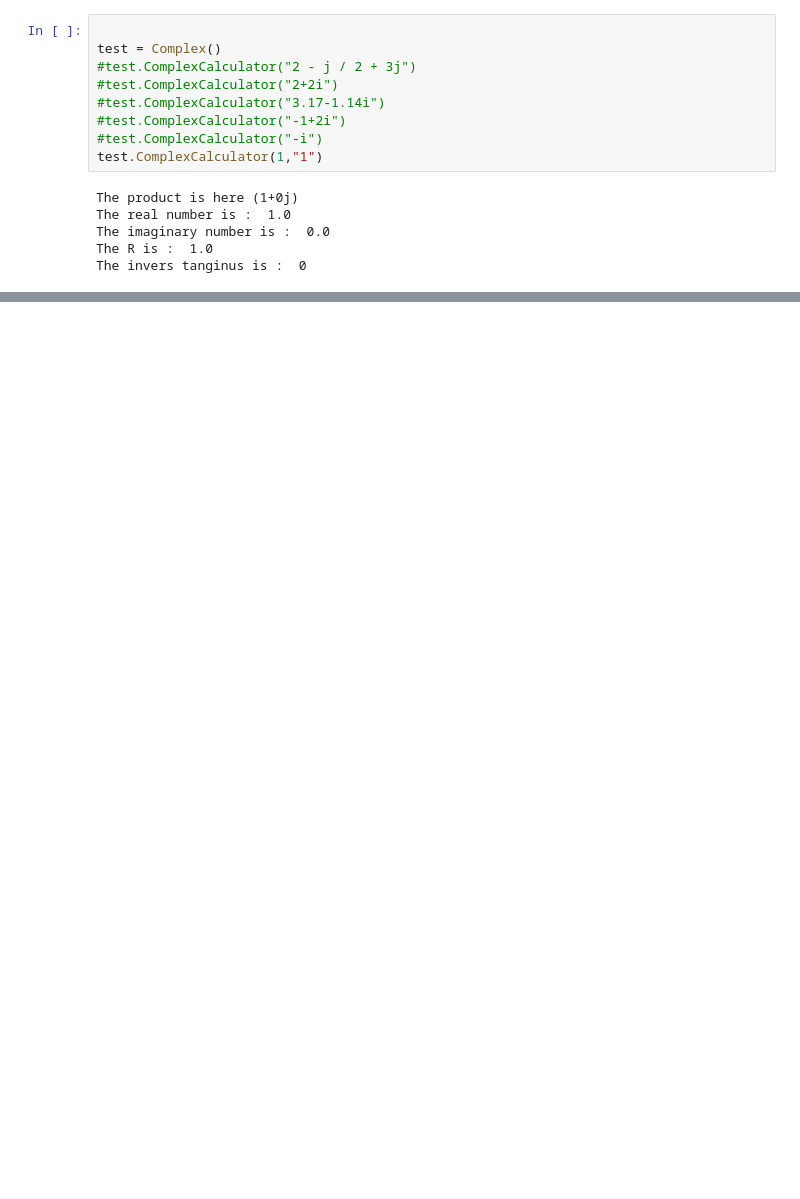
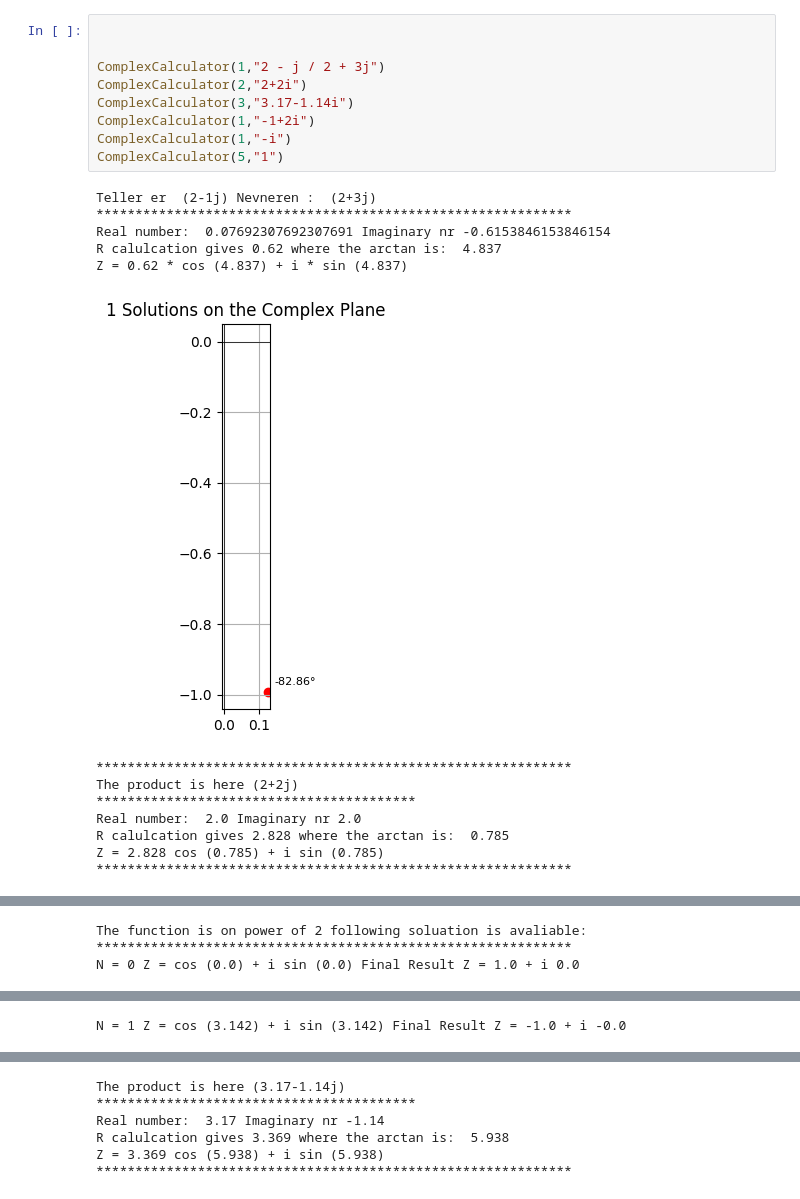
Before and after one commit to AreArjane/Matematikk1000, a Jupyter notebook: Untitled.ipynb, the cells around one changed output, grey strips where cells are left out. Drawn from its saved outputs; the diff is of its cells as text; blank space fills up the shorter version.

```diff
--- a/Untitled.ipynb
+++ b/Untitled.ipynb
@@ -95,15 +235,23 @@ This is the comment
 # %%
 
-test = Complex()
-#test.ComplexCalculator("2 - j / 2 + 3j")
-#test.ComplexCalculator("2+2i")
-#test.ComplexCalculator("3.17-1.14i")
-#test.ComplexCalculator("-1+2i")
-#test.ComplexCalculator("-i")
-test.ComplexCalculator(1,"1")
+
+ComplexCalculator(1,"2 - j / 2 + 3j")
+ComplexCalculator(2,"2+2i")
+ComplexCalculator(3,"3.17-1.14i")
+ComplexCalculator(1,"-1+2i")
+ComplexCalculator(1,"-i")
+ComplexCalculator(5,"1")
 # %% [output]
-The product is here (1+0j)
-The real number is :  1.0
-The imaginary number is :  0.0
-The R is :  1.0
-The invers tanginus is :  0
+Teller er  (2-1j) Nevneren :  (2+3j)
+*************************************************************
+Real number:  0.07692307692307691 Imaginary nr -0.6153846153846154
+R calulcation gives 0.62 where the arctan is:  4.837
+Z = 0.62 * cos (4.837) + i * sin (4.837)
+[figure, added]
+*************************************************************
+The product is here (2+2j)
+*****************************************
+Real number:  2.0 Imaginary nr 2.0
+R calulcation gives 2.828 where the arctan is:  0.785
+Z = 2.828 cos (0.785) + i sin (0.785)
+*************************************************************
@@ -109,0 +259,3 @@ The invers tanginus is :  0
+The function is on power of 2 following soluation is avaliable:
+*************************************************************
+N = 0 Z = cos (0.0) + i sin (0.0) Final Result Z = 1.0 + i 0.0
@@ -109,0 +263 @@ The invers tanginus is :  0
+N = 1 Z = cos (3.142) + i sin (3.142) Final Result Z = -1.0 + i -0.0
@@ -109,0 +265,6 @@ The invers tanginus is :  0
+The product is here (3.17-1.14j)
+*****************************************
+Real number:  3.17 Imaginary nr -1.14
+R calulcation gives 3.369 where the arctan is:  5.938
+Z = 3.369 cos (5.938) + i sin (5.938)
+*************************************************************
```
Also changed, not shown: parts of 9 cells of this notebook, 1 other file.
